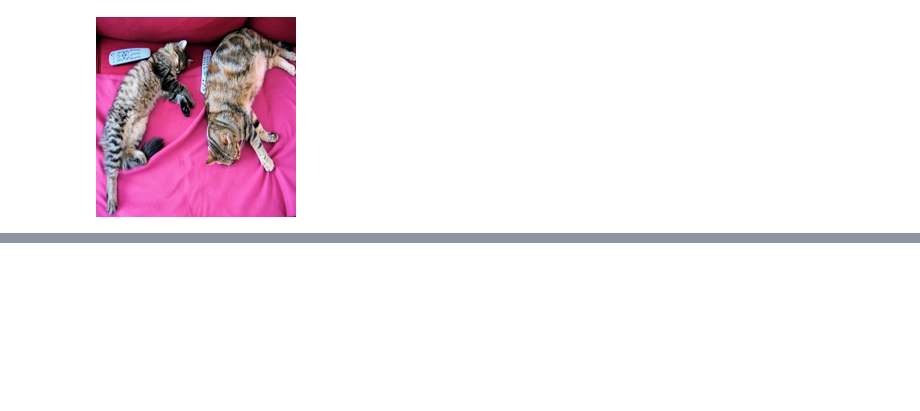
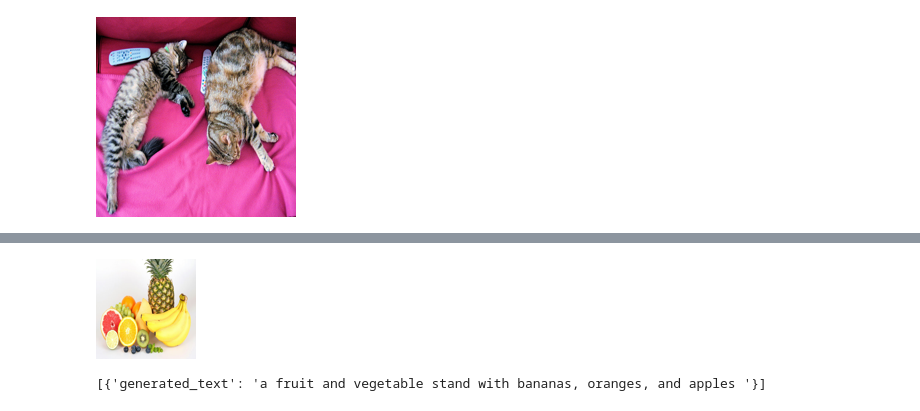
Before and after one commit to hora4444/ai, a Jupyter notebook: source/08_LLM/ch1_허깅페이스.ipynb, the cells around one changed output, grey strips where cells are left out. Drawn from its saved outputs; the diff is of its cells as text; code cells hidden in the pictures; blank space fills up the shorter version.

```diff
--- a/source/08_LLM/ch1_허깅페이스.ipynb
+++ b/source/08_LLM/ch1_허깅페이스.ipynb
@@ -483,0 +488,10 @@ small_image
+# %%
+# 내 로컬 pc의 이미지를 설명해 줘
+image = Image.open('images/fruits.jpeg')
+image.resize((100,100))
+# %% [output]
+[figure, added]
+# %%
+image2text(image)
+# %% [output]
+[{'generated_text': 'a fruit and vegetable stand with bananas, oranges, and apples '}]
```
Also changed, not shown: parts of 8 cells of this notebook, 1 other file.
